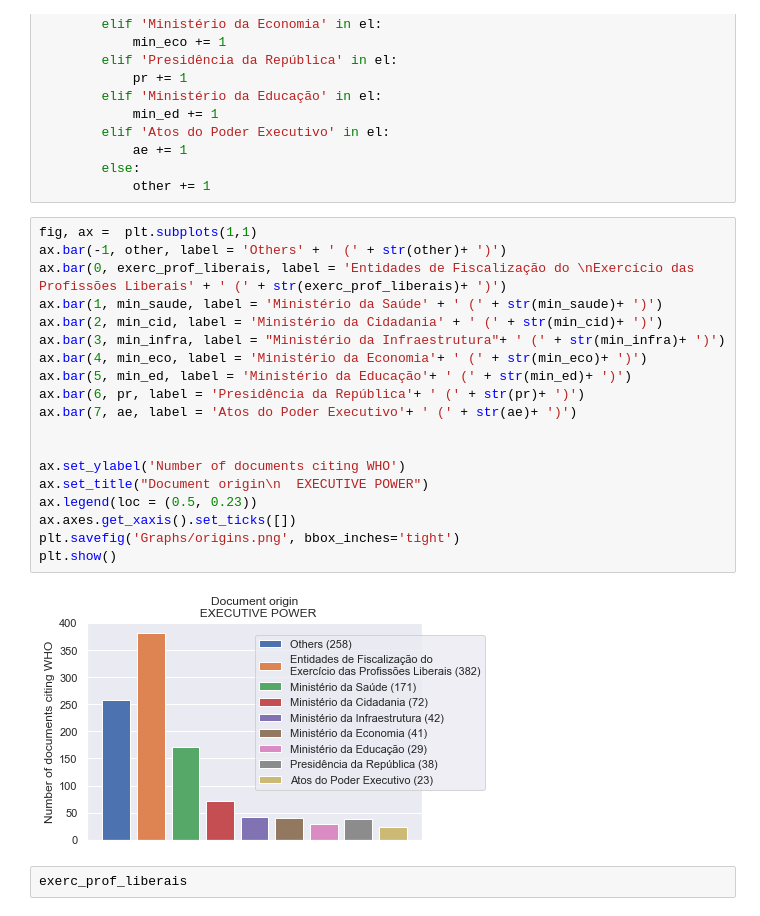
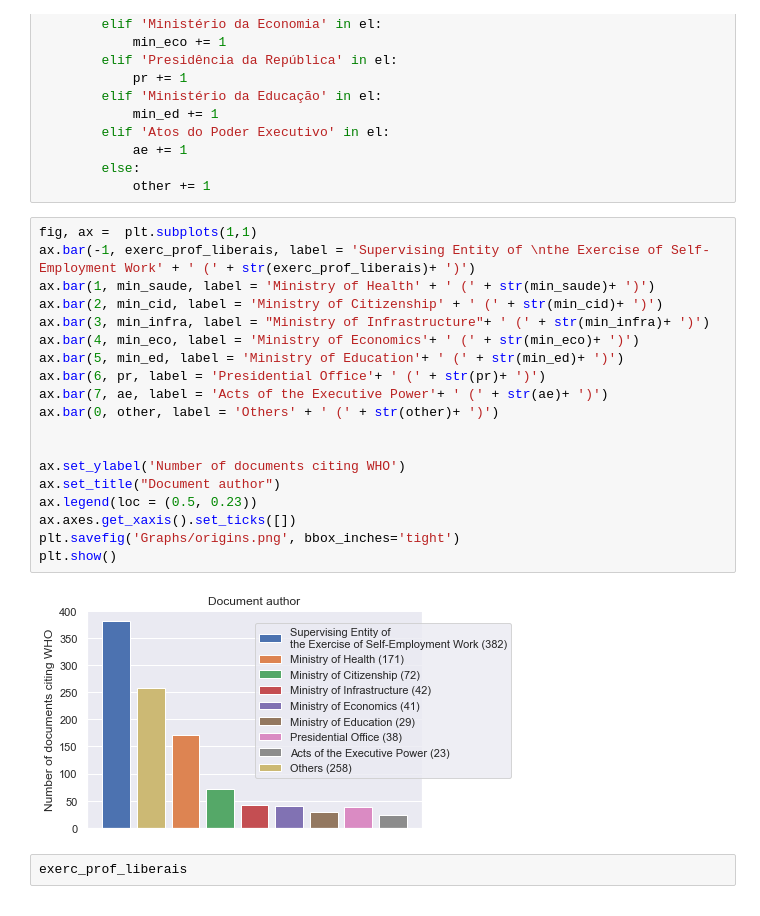
Before and after one commit to HLovisiEnnes/DOU_OMS, a Jupyter notebook: AnaliseDeDados.ipynb, the cells around one changed output. Saved outputs shown, nothing was run; the diff lists cells and outputs as text.

```diff
--- a/AnaliseDeDados.ipynb
+++ b/AnaliseDeDados.ipynb
@@ -420,25 +440,25 @@ for el in list(dou['origin']):
             other += 1
 # %%
 fig, ax =  plt.subplots(1,1)
-ax.bar(-1, other, label = 'Others' + ' (' + str(other)+ ')')
-ax.bar(0, exerc_prof_liberais, label = 'Entidades de Fiscalização do \nExercício das Profissões Liberais' + ' (' + str(exerc_prof_liberais)+ ')')
-ax.bar(1, min_saude, label = 'Ministério da Saúde' + ' (' + str(min_saude)+ ')')
-ax.bar(2, min_cid, label = 'Ministério da Cidadania' + ' (' + str(min_cid)+ ')')
-ax.bar(3, min_infra, label = "Ministério da Infraestrutura"+ ' (' + str(min_infra)+ ')')
-ax.bar(4, min_eco, label = 'Ministério da Economia'+ ' (' + str(min_eco)+ ')')
-ax.bar(5, min_ed, label = 'Ministério da Educação'+ ' (' + str(min_ed)+ ')')
-ax.bar(6, pr, label = 'Presidência da República'+ ' (' + str(pr)+ ')')
-ax.bar(7, ae, label = 'Atos do Poder Executivo'+ ' (' + str(ae)+ ')')
+ax.bar(-1, exerc_prof_liberais, label = 'Supervising Entity of \nthe Exercise of Self-Employment Work' + ' (' + str(exerc_prof_liberais)+ ')')
+ax.bar(1, min_saude, label = 'Ministry of Health' + ' (' + str(min_saude)+ ')')
+ax.bar(2, min_cid, label = 'Ministry of Citizenship' + ' (' + str(min_cid)+ ')')
+ax.bar(3, min_infra, label = "Ministry of Infrastructure"+ ' (' + str(min_infra)+ ')')
+ax.bar(4, min_eco, label = 'Ministry of Economics'+ ' (' + str(min_eco)+ ')')
+ax.bar(5, min_ed, label = 'Ministry of Education'+ ' (' + str(min_ed)+ ')')
+ax.bar(6, pr, label = 'Presidential Office'+ ' (' + str(pr)+ ')')
+ax.bar(7, ae, label = 'Acts of the Executive Power'+ ' (' + str(ae)+ ')')
+ax.bar(0, other, label = 'Others' + ' (' + str(other)+ ')')
 
 
 ax.set_ylabel('Number of documents citing WHO')
-ax.set_title("Document origin\n  EXECUTIVE POWER")
+ax.set_title("Document author")
 ax.legend(loc = (0.5, 0.23))
 ax.axes.get_xaxis().set_ticks([])
 plt.savefig('Graphs/origins.png', bbox_inches='tight')
 plt.show()
 # %% [output]
-[figure, old version]
+[figure, new version]
 # %%
 exerc_prof_liberais
 # %% [output]
```
Also changed, not shown: parts of 43 cells of this notebook, 13 other files.
